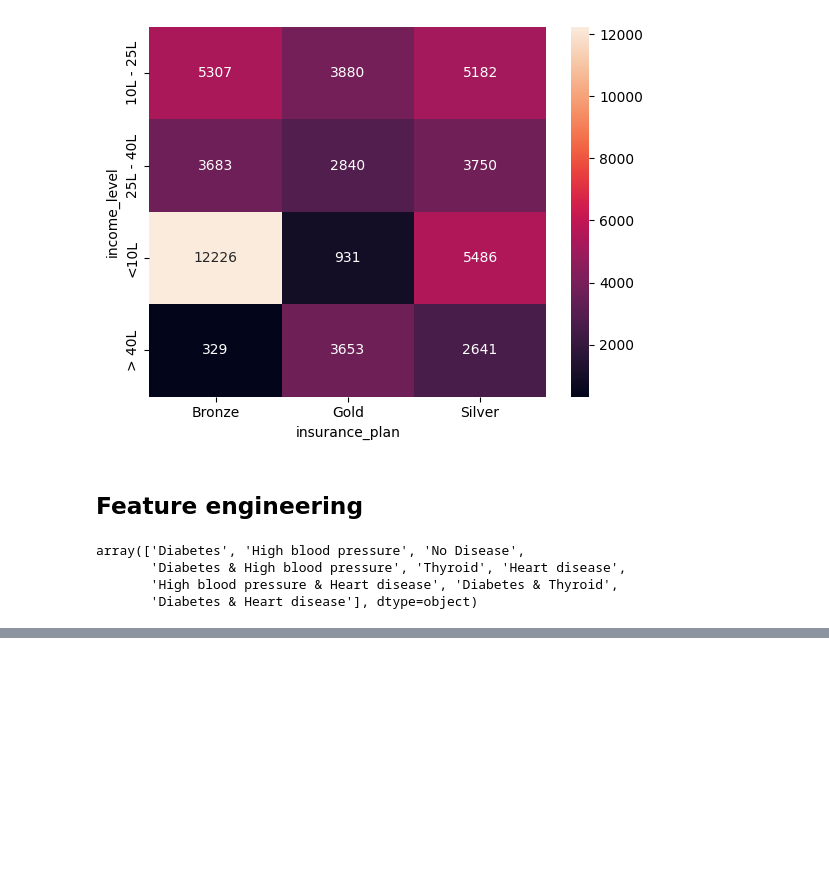
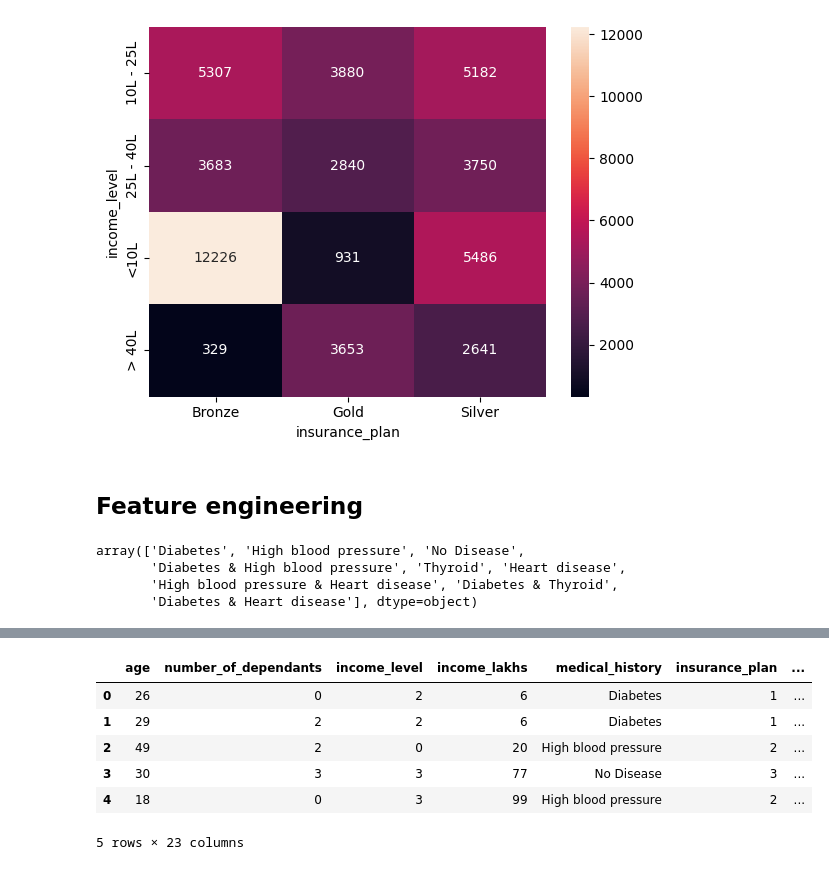
Before and after one commit to agambhardwaj04/premium_prediction, a Jupyter notebook: model/first_model.ipynb, the cells around one changed output, grey strips where cells are left out. Drawn from its saved outputs; the diff is of its cells as text; code cells hidden in the pictures; blank space fills up the shorter version.

```diff
--- a/model/first_model.ipynb
+++ b/model/first_model.ipynb
@@ -329,0 +373,12 @@ For example, when doing 'df[col].method(value, inplace=True)', try using 'df.met
+# %%
+nominal_cols = ['gender','region','marital_status','bmi_category','smoking_status','employment_status']
+df3 = pd.get_dummies(df2, columns=nominal_cols,drop_first=True,dtype=int)
+df3.head()
+# %% [output]
+|  | age | number_of_dependants | income_level | income_lakhs | medical_history | insurance_plan | ... |
+| 0 | 26 | 0 | 2 | 6 | Diabetes | 1 | ... |
+| 1 | 29 | 2 | 2 | 6 | Diabetes | 1 | ... |
+| 2 | 49 | 2 | 0 | 20 | High blood pressure | 2 | ... |
+| 3 | 30 | 3 | 3 | 77 | No Disease | 3 | ... |
+| 4 | 18 | 0 | 3 | 99 | High blood pressure | 2 | ... |
+5 rows × 23 columns
```
Also changed, not shown: parts of 13 cells of this notebook, 1 other file.
